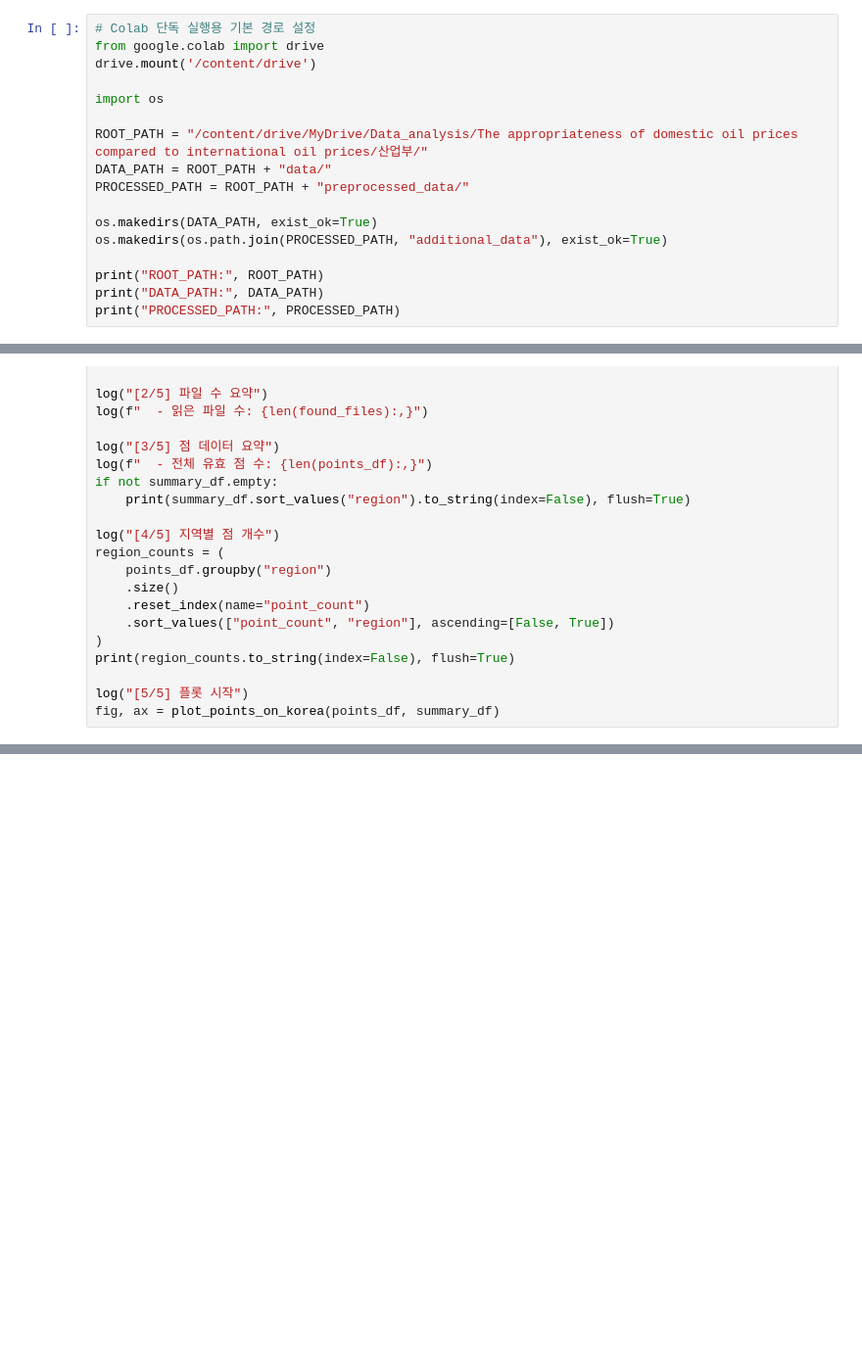
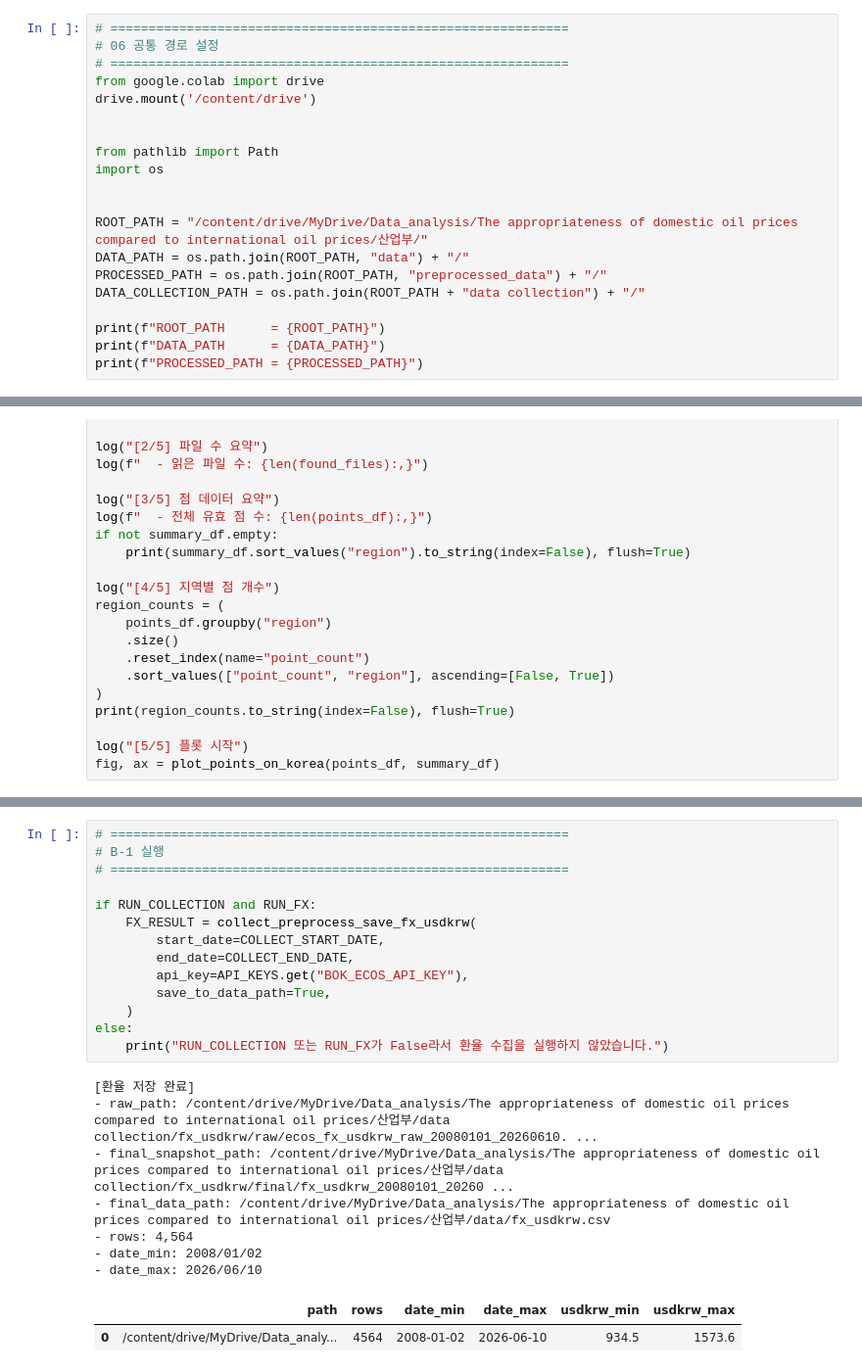
Before and after one commit to BrightAsh/k-fuel-fair-price, a Jupyter notebook: analysis-modeling/06_external_data_collection/06_external_data_collection.ipynb, the cells around one changed output, grey strips where cells are left out. Shown at 98% size. Saved outputs shown, nothing was run; the diff lists cells and outputs as text; blank space fills up the shorter version.

```diff
--- a/analysis-modeling/06_external_data_collection/06_external_data_collection.ipynb
+++ b/analysis-modeling/06_external_data_collection/06_external_data_collection.ipynb
@@ -5,17 +1,20 @@
 # %%
-# Colab 단독 실행용 기본 경로 설정
+# ============================================================
+# 06 공통 경로 설정
+# ============================================================
 from google.colab import drive
 drive.mount('/content/drive')
 
+
+from pathlib import Path
 import os
 
+
 ROOT_PATH = "/content/drive/MyDrive/Data_analysis/The appropriateness of domestic oil prices compared to international oil prices/산업부/"
-DATA_PATH = ROOT_PATH + "data/"
-PROCESSED_PATH = ROOT_PATH + "preprocessed_data/"
+DATA_PATH = os.path.join(ROOT_PATH, "data") + "/"
+PROCESSED_PATH = os.path.join(ROOT_PATH, "preprocessed_data") + "/"
+DATA_COLLECTION_PATH = os.path.join(ROOT_PATH + "data collection") + "/"
 
-os.makedirs(DATA_PATH, exist_ok=True)
-os.makedirs(os.path.join(PROCESSED_PATH, "additional_data"), exist_ok=True)
-
-print("ROOT_PATH:", ROOT_PATH)
-print("DATA_PATH:", DATA_PATH)
-print("PROCESSED_PATH:", PROCESSED_PATH)
+print(f"ROOT_PATH      = {ROOT_PATH}")
+print(f"DATA_PATH      = {DATA_PATH}")
+print(f"PROCESSED_PATH = {PROCESSED_PATH}")
@@ -3958,0 +4406,24 @@ fig, ax = plot_points_on_korea(points_df, summary_df)
+# %%
+# ============================================================
+# B-1 실행
+# ============================================================
+
+if RUN_COLLECTION and RUN_FX:
+    FX_RESULT = collect_preprocess_save_fx_usdkrw(
+        start_date=COLLECT_START_DATE,
+        end_date=COLLECT_END_DATE,
+        api_key=API_KEYS.get("BOK_ECOS_API_KEY"),
+        save_to_data_path=True,
+    )
+else:
+    print("RUN_COLLECTION 또는 RUN_FX가 False라서 환율 수집을 실행하지 않았습니다.")
+# %% [output]
+[환율 저장 완료]
+- raw_path: /content/drive/MyDrive/Data_analysis/The appropriateness of domestic oil prices compared to international oil prices/산업부/data collection/fx_usdkrw/raw/ecos_fx_usdkrw_raw_20080101_20260610. ...
+- final_snapshot_path: /content/drive/MyDrive/Data_analysis/The appropriateness of domestic oil prices compared to international oil prices/산업부/data collection/fx_usdkrw/final/fx_usdkrw_20080101_20260 ...
+- final_data_path: /content/drive/MyDrive/Data_analysis/The appropriateness of domestic oil prices compared to international oil prices/산업부/data/fx_usdkrw.csv
+- rows: 4,564
+- date_min: 2008/01/02
+- date_max: 2026/06/10
+|  | path | rows | date_min | date_max | usdkrw_min | usdkrw_max |
+| 0 | /content/drive/MyDrive/Data_analy... | 4564 | 2008-01-02 | 2026-06-10 | 934.5 | 1573.6 |
```
Also changed, not shown: parts of 68 cells of this notebook, 2 other files.
